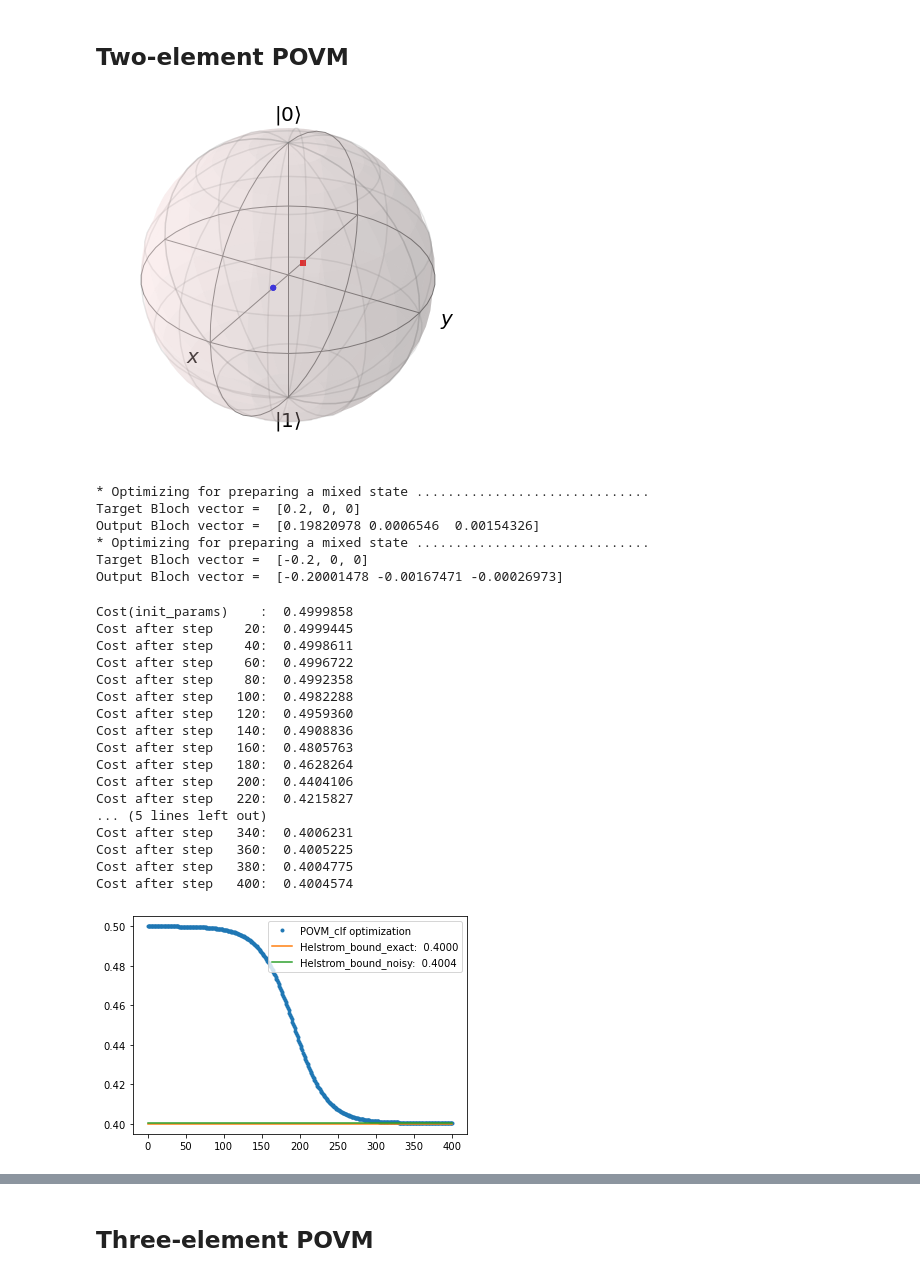
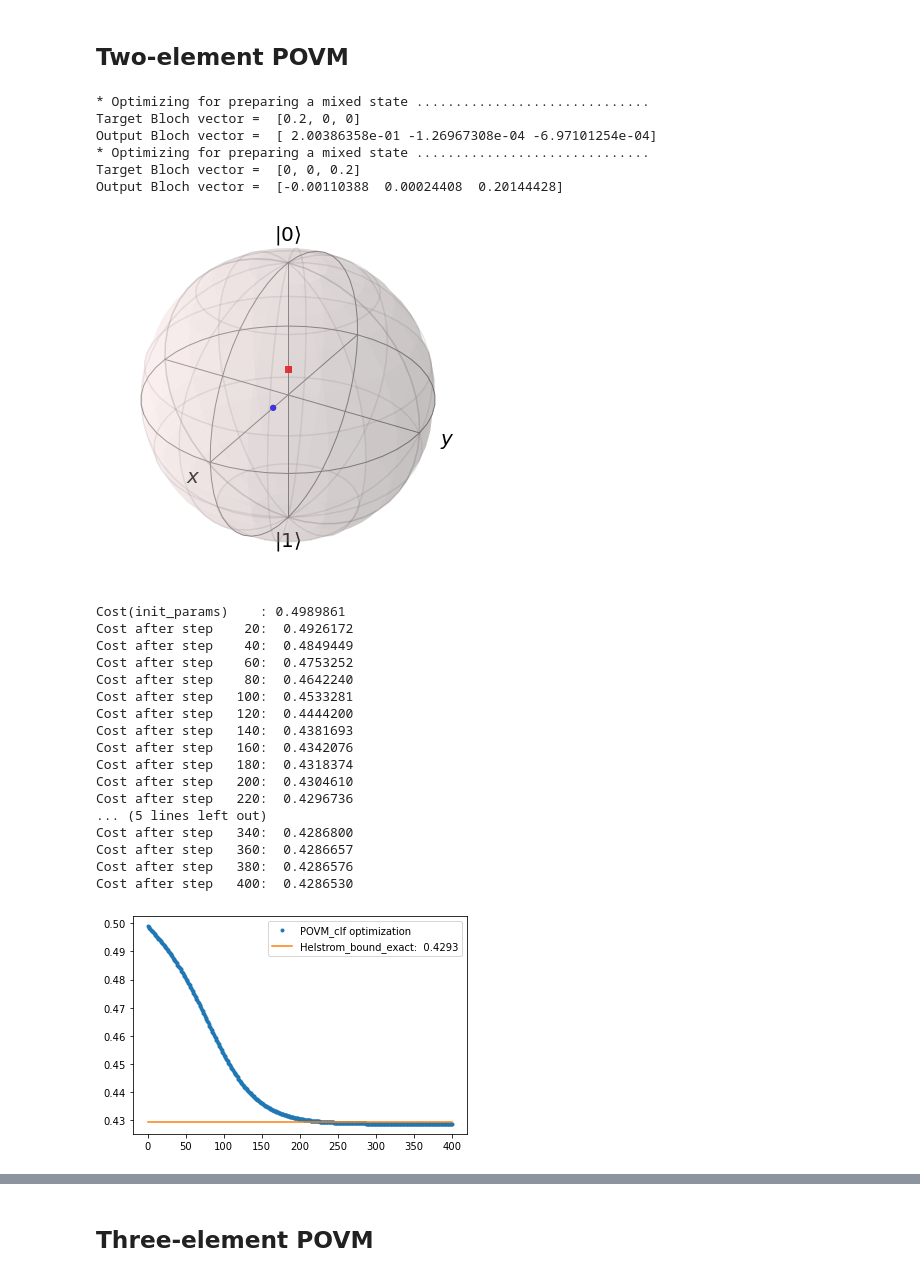
Before and after one commit to dkleeqc/vqsd, a Jupyter notebook: 1qb_povm_clf.ipynb, the cells around one changed output, grey strips where cells are left out. Drawn from its saved outputs; the diff is of its cells as text; code cells hidden in the pictures.

```diff
--- a/1qb_povm_clf.ipynb
+++ b/1qb_povm_clf.ipynb
@@ -2,7 +2,6 @@
 import pennylane as qml
 from pennylane import numpy as np
 import matplotlib.pyplot as plt
-plt.rc('text', usetex=False)
 import qutip
 from scipy.linalg import sqrtm
 
@@ -39,10 +39,13 @@ print(diagram())
 ##  Two-element POVM
 # %%
 n = 2
-dev = [qml.device('default.qubit', wires=n)] * n
+devs = [qml.device('default.qubit', wires=n)] * n
 wires = [0, 1]
-bloch_vecs = [[0,1,0], [0,-1,0]]
+
 a_priori_probs = [1/n] * n
+#bloch_vecs = [[0,1,0], [0,-1,0]]
+bloch_vecs = [[0,0,-1],[0,0,1]]
+rho_prepared = [State_Preparation(bloch_vecs[i]).on_circuit for i in range(n)]
 
 
 # Visualization
@@ -194,10 +232,13 @@ performed PGM: 0.34763107293781825
 n = 2
 n_qubit = n + 1
 devs = [qml.device('default.qubit', wires=n_qubit)] * n
-wires = [0, 1, 2]
+wires = [0, 1]
+
+# Input State Information
+a_priori_probs = [1/n] * n
 bloch_vecs = [[0.2,0,0], [0,0,0.2]]
-a_priori_probs = [1/n] * n
-
+rho_prepared = [State_Preparation(bloch_vecs[i]).on_circuit for i in range(n)]
+state_wires = [0, 2]
 
 # Visualization
 bloch_sphere = qutip.Bloch()
@@ -205,45 +246,46 @@ for i in range(n):
     bloch_sphere.add_points(bloch_vecs[i])
 bloch_sphere.show()
 # %% [output]
+* Optimizing for preparing a mixed state ..............................
+Target Bloch vector =  [0.2, 0, 0]
+Output Bloch vector =  [ 2.00386358e-01 -1.26967308e-04 -6.97101254e-04]
+* Optimizing for preparing a mixed state ..............................
+Target Bloch vector =  [0, 0, 0.2]
+Output Bloch vector =  [-0.00110388  0.00024408  0.20144428]
-[figure, old version]
+[figure, new version]
-# %%
-classifier = POVM_clf(2, wires, devs, a_priori_probs, bloch_vecs)
-Helstrom_bound_exact = classifier.spectral_decomp()
-Helstrom_bound_noisy = classifier.spectral_decomp(types='noisy')
-# %% [output]
-* Optimizing for preparing a mixed state ..............................
-Target Bloch vector =  [0.2, 0, 0]
-Output Bloch vector =  [0.19820978 0.0006546  0.00154326]
-* Optimizing for preparing a mixed state ..............................
-Target Bloch vector =  [-0.2, 0, 0]
-Output Bloch vector =  [-0.20001478 -0.00167471 -0.00026973]
+# %%
+classifier = POVM_Clf(n, wires, devs, a_priori_probs, rho_prepared, state_wires)
 # %%
 steps=400
 cost_list = classifier.run_opt(steps)
 # %% [output]
-Cost(init_params)    :  0.4999858
-Cost after step    20:  0.4999445
-Cost after step    40:  0.4998611
-Cost after step    60:  0.4996722
-Cost after step    80:  0.4992358
-Cost after step   100:  0.4982288
-Cost after step   120:  0.4959360
-Cost after step   140:  0.4908836
-Cost after step   160:  0.4805763
-Cost after step   180:  0.4628264
-Cost after step   200:  0.4404106
-Cost after step   220:  0.4215827
+Cost(init_params)    : 0.4989861
+Cost after step    20:  0.4926172
+Cost after step    40:  0.4849449
+Cost after step    60:  0.4753252
+Cost after step    80:  0.4642240
+Cost after step   100:  0.4533281
+Cost after step   120:  0.4444200
+Cost after step   140:  0.4381693
+Cost after step   160:  0.4342076
+Cost after step   180:  0.4318374
+Cost after step   200:  0.4304610
+Cost after step   220:  0.4296736
 ... (5 lines left out)
-Cost after step   340:  0.4006231
-Cost after step   360:  0.4005225
-Cost after step   380:  0.4004775
-Cost after step   400:  0.4004574
+Cost after step   340:  0.4286800
+Cost after step   360:  0.4286657
+Cost after step   380:  0.4286576
+Cost after step   400:  0.4286530
 # %%
+density_matrices = [bloch_2_state(bloch_vecs[i], 'density') for i in range(n)]
+
 plt.plot(list(range(steps+1)), cost_list, '.', label='POVM_clf optimization')
+
+Helstrom_bound_exact = spectral_decomp(a_priori_probs, density_matrices)
 plt.plot(list(range(steps+1)), [Helstrom_bound_exact]*(steps+1), '-', label="Helstrom_bound_exact: {: .4f}".format(Helstrom_bound_exact))
-plt.plot(list(range(steps+1)), [Helstrom_bound_noisy]*(steps+1), '-', label="Helstrom_bound_noisy: {: .4f}".format(Helstrom_bound_noisy))
+#plt.plot(list(range(steps+1)), [Helstrom_bound_noisy]*(steps+1), '-', label="Helstrom_bound_noisy: {: .4f}".format(Helstrom_bound_noisy))
 plt.legend()
 plt.show()
 # %% [output]
-[figure, old version]
+[figure, new version]
 # %%
```
Also changed, not shown: parts of 27 cells of this notebook.
